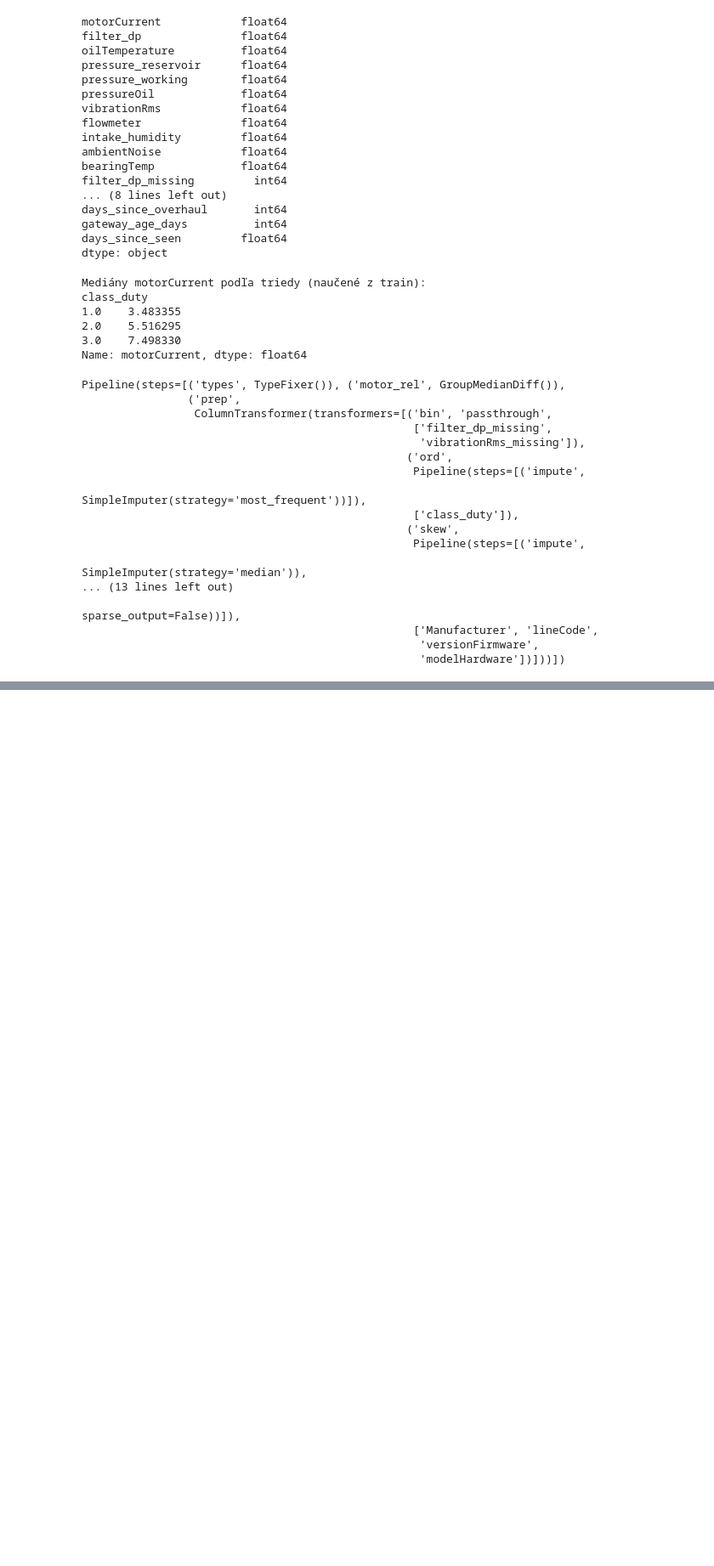
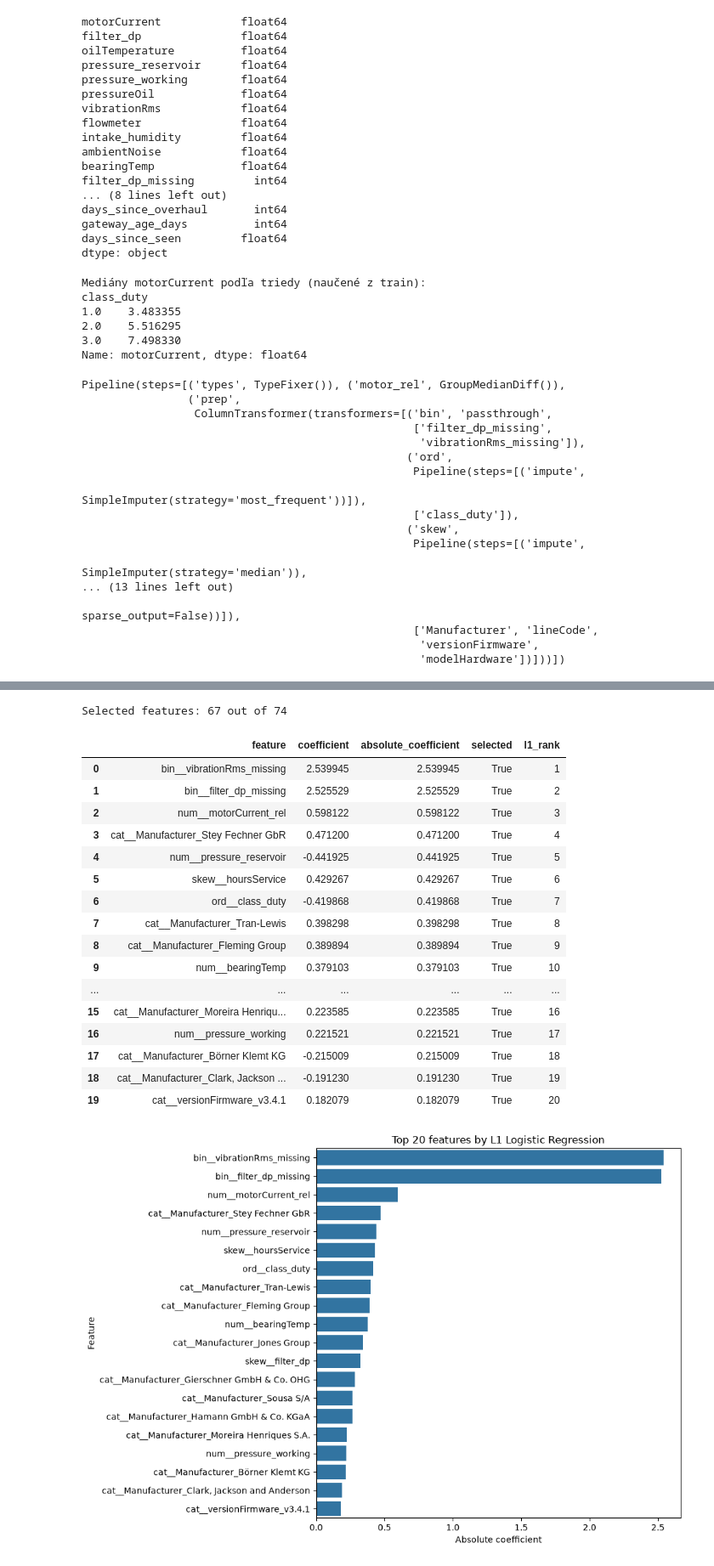
Before and after one commit to NovAndrii/IAU_project, a Jupyter notebook: Faza2_Kardash_Novitskyi.ipynb, the cells around one changed output, grey strips where cells are left out. Shown at 85% size. Saved outputs shown, nothing was run; the diff lists cells and outputs as text; code cells hidden in the pictures; blank space fills up the shorter version.

```diff
--- a/Faza2_Kardash_Novitskyi.ipynb
+++ b/Faza2_Kardash_Novitskyi.ipynb
@@ -865,0 +1313,79 @@ Pipeline(steps=[('types', TypeFixer()), ('motor_rel', GroupMedianDiff()),
+# %%
+l1_model = LogisticRegression(
+    l1_ratio= 1.0,
+    solver="liblinear",
+    class_weight="balanced",
+    max_iter=2000,
+    random_state=42
+)
+
+l1_model.fit(X_train_final, y_train)
+
+l1_ranking = pd.DataFrame({
+    "feature": X_train_final.columns,
+    "coefficient": l1_model.coef_[0]
+})
+
+l1_ranking["absolute_coefficient"] = (
+    l1_ranking["coefficient"].abs()
+)
+
+l1_ranking["selected"] = (
+    l1_ranking["absolute_coefficient"] > 1e-8
+)
+
+l1_ranking = l1_ranking.sort_values(
+    "absolute_coefficient",
+    ascending=False
+).reset_index(drop=True)
+
+l1_ranking["l1_rank"] = (
+    l1_ranking["absolute_coefficient"]
+    .rank(ascending=False, method="min")
+    .astype(int)
+)
+
+print(
+    "Selected features:",
+    l1_ranking["selected"].sum(),
+    "out of",
+    len(l1_ranking)
+)
+
+display(l1_ranking.head(20))
+
+top_l1 = l1_ranking.head(20)
+
+plt.figure(figsize=(10, 7))
+
+sns.barplot(
+    data=top_l1,
+    x="absolute_coefficient",
+    y="feature"
+)
+
+plt.title("Top 20 features by L1 Logistic Regression")
+plt.xlabel("Absolute coefficient")
+plt.ylabel("Feature")
+plt.tight_layout()
+plt.show()
+# %% [output]
+Selected features: 67 out of 74
+|  | feature | coefficient | absolute_coefficient | selected | l1_rank |
+| 0 | bin__vibrationRms_missing | 2.539945 | 2.539945 | True | 1 |
+| 1 | bin__filter_dp_missing | 2.525529 | 2.525529 | True | 2 |
+| 2 | num__motorCurrent_rel | 0.598122 | 0.598122 | True | 3 |
+| 3 | cat__Manufacturer_Stey Fechner GbR | 0.471200 | 0.471200 | True | 4 |
+| 4 | num__pressure_reservoir | -0.441925 | 0.441925 | True | 5 |
+| 5 | skew__hoursService | 0.429267 | 0.429267 | True | 6 |
+| 6 | ord__class_duty | -0.419868 | 0.419868 | True | 7 |
+| 7 | cat__Manufacturer_Tran-Lewis | 0.398298 | 0.398298 | True | 8 |
+| 8 | cat__Manufacturer_Fleming Group | 0.389894 | 0.389894 | True | 9 |
+| 9 | num__bearingTemp | 0.379103 | 0.379103 | True | 10 |
+| ... | ... | ... | ... | ... | ... |
+| 15 | cat__Manufacturer_Moreira Henriqu... | 0.223585 | 0.223585 | True | 16 |
+| 16 | num__pressure_working | 0.221521 | 0.221521 | True | 17 |
+| 17 | cat__Manufacturer_Börner Klemt KG | -0.215009 | 0.215009 | True | 18 |
+| 18 | cat__Manufacturer_Clark, Jackson ... | -0.191230 | 0.191230 | True | 19 |
+| 19 | cat__versionFirmware_v3.4.1 | 0.182079 | 0.182079 | True | 20 |
+[figure, added]
```
Also changed, not shown: parts of 44 cells of this notebook.
